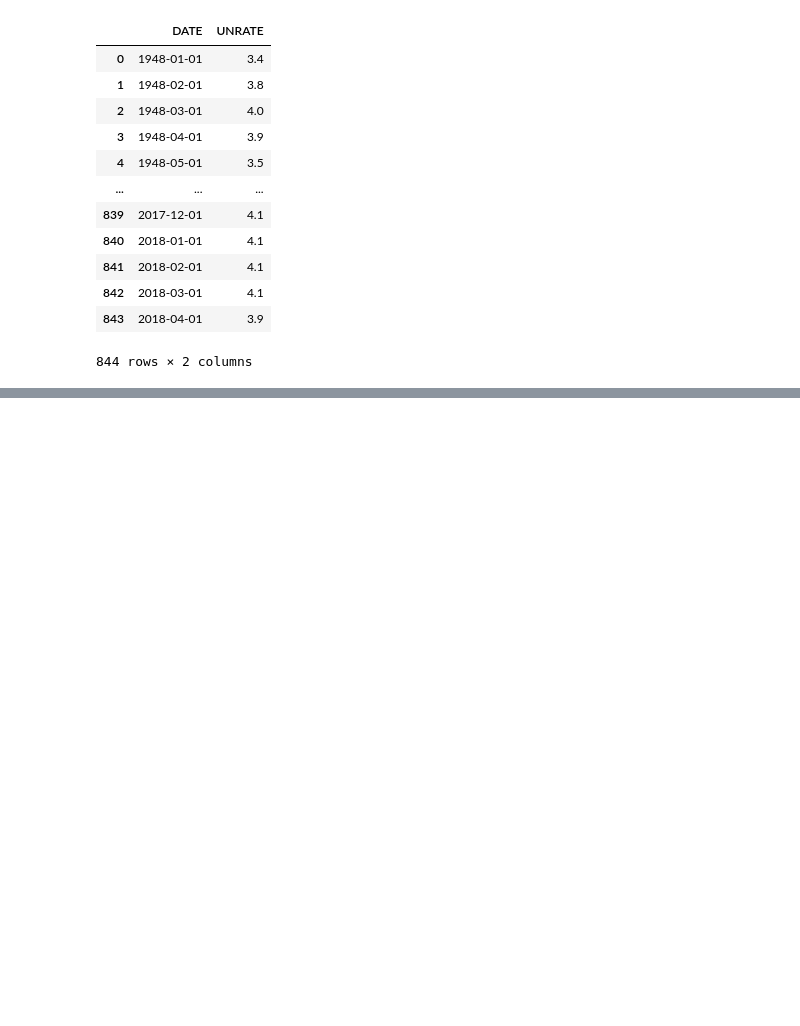
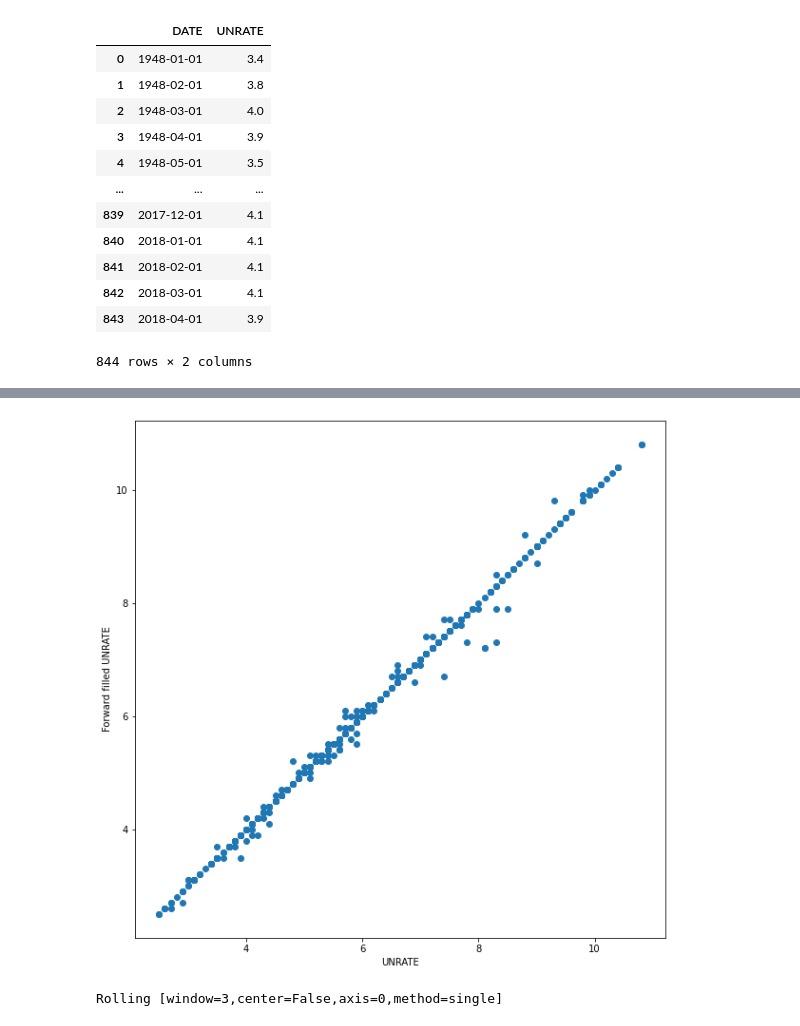
Before and after one commit to luckyspia/Statements, a Jupyter notebook: Practical_Time_Series_Analysis/ch02.ipynb, the cells around one changed output, grey strips where cells are left out. Cells and saved outputs as stored; diff of their text form; code cells hidden in the pictures; blank space fills up the shorter version.

```diff
--- a/Practical_Time_Series_Analysis/ch02.ipynb
+++ b/Practical_Time_Series_Analysis/ch02.ipynb
@@ -281,0 +342,14 @@ import random
+# %%
+plt.figure(figsize=(10, 10))
+plt.plot(unemp['UNRATE'], unemp_random.fillna(method='ffill')['UNRATE'], 'o')
+plt.xlabel('UNRATE')
+plt.ylabel('Forward filled UNRATE')
+plt.show()
+# %% [output]
+[figure, added]
+# %%
+# 이동평균
+result = unemp_random['UNRATE'].rolling(3)
+result
+# %% [output]
+Rolling [window=3,center=False,axis=0,method=single]
```
Also changed, not shown: parts of 19 cells of this notebook.
